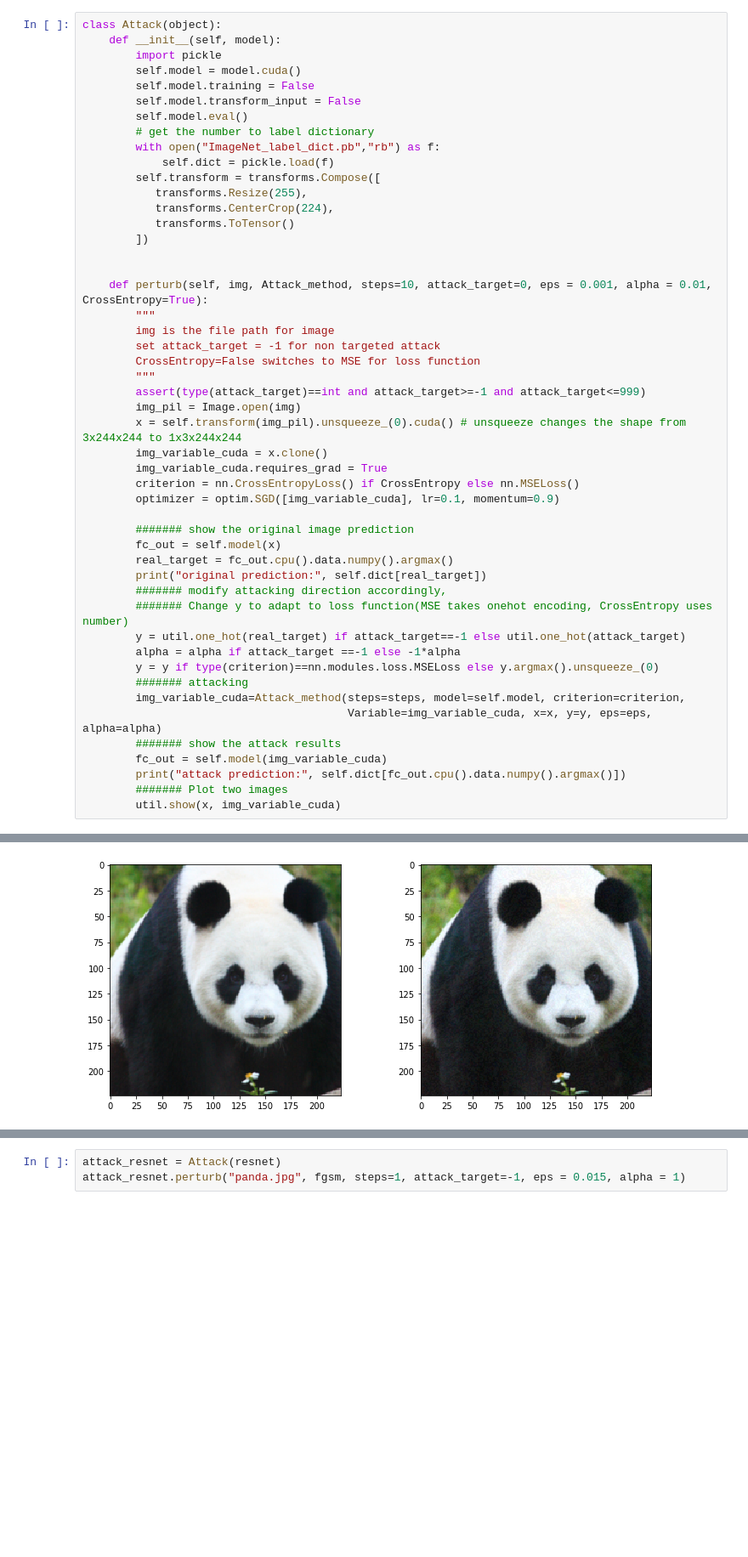
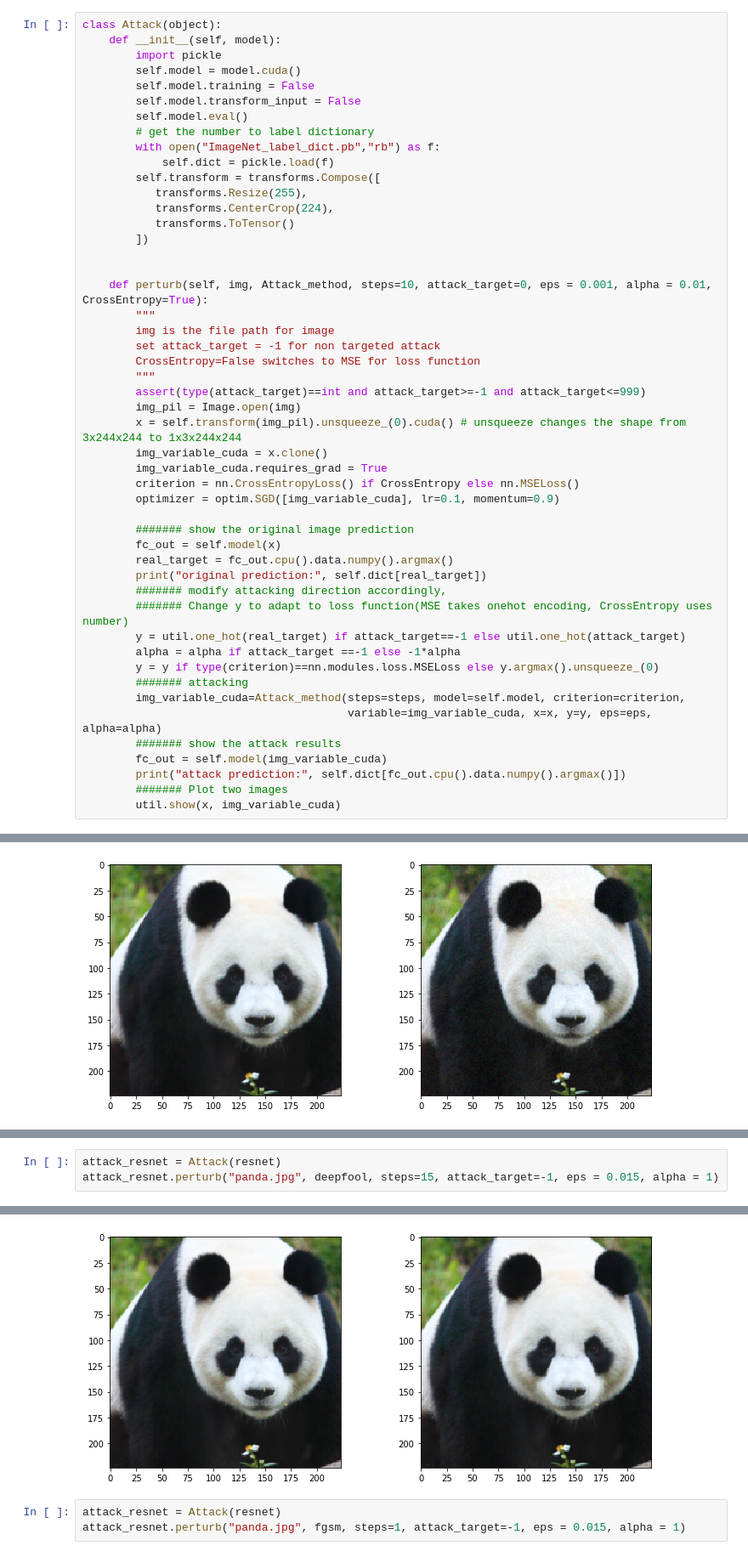
Before and after one commit to rewreu/adversial_att, a Jupyter notebook: BaseLine.ipynb, the cells around one changed output, grey strips where cells are left out. Shown at 85% size. Saved outputs shown, nothing was run; the diff lists cells and outputs as text; blank space fills up the shorter version.

Commit message:
added deepfool attacking

```diff
--- a/BaseLine.ipynb
+++ b/BaseLine.ipynb
@@ -53,7 +53,7 @@ class Attack(object):
         y = y if type(criterion)==nn.modules.loss.MSELoss else y.argmax().unsqueeze_(0)
         ####### attacking
         img_variable_cuda=Attack_method(steps=steps, model=self.model, criterion=criterion,
-                                        Variable=img_variable_cuda, x=x, y=y, eps=eps, alpha=alpha)
+                                        variable=img_variable_cuda, x=x, y=y, eps=eps, alpha=alpha)
         ####### show the attack results
         fc_out = self.model(img_variable_cuda)
         print("attack prediction:", self.dict[fc_out.cpu().data.numpy().argmax()])
@@ -70,0 +142,4 @@ attack prediction: paper towel
+# %%
+attack_resnet = Attack(resnet)
+attack_resnet.perturb("panda.jpg", deepfool, steps=15, attack_target=-1, eps = 0.015, alpha = 1)
+# %% [output]
@@ -71,3 +152,4 @@ attack prediction: paper towel
+[figure, added]
 # %%
 attack_resnet = Attack(resnet)
 attack_resnet.perturb("panda.jpg", fgsm, steps=1, attack_target=-1, eps = 0.015, alpha = 1)
```
Also changed, not shown: parts of 3 cells of this notebook, 2 other files.
